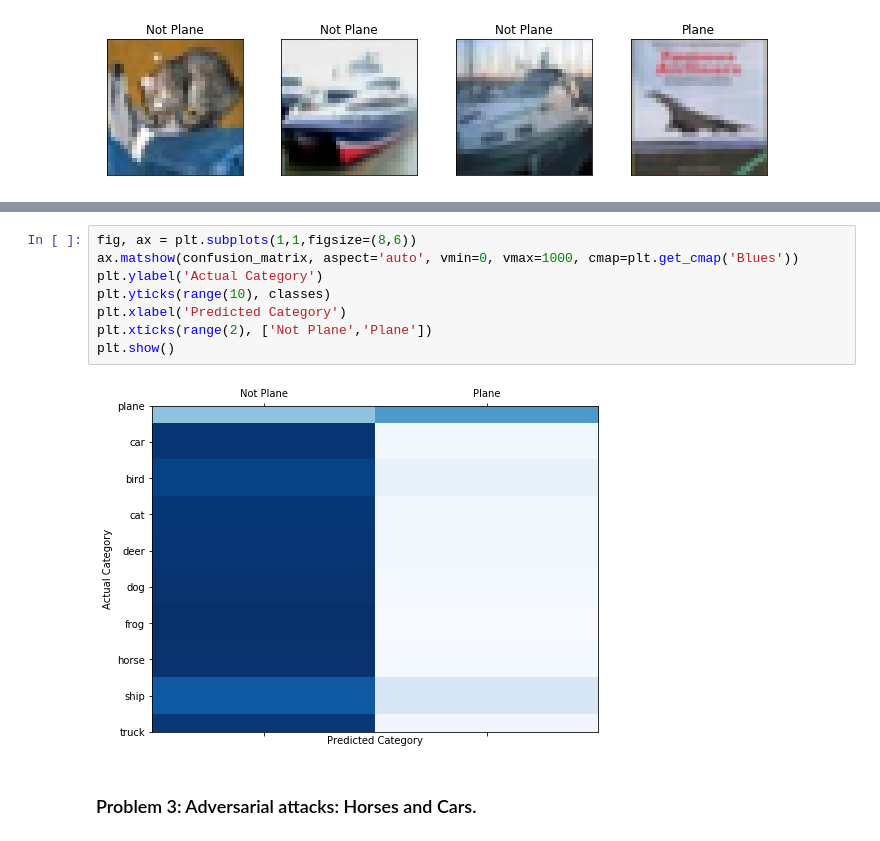
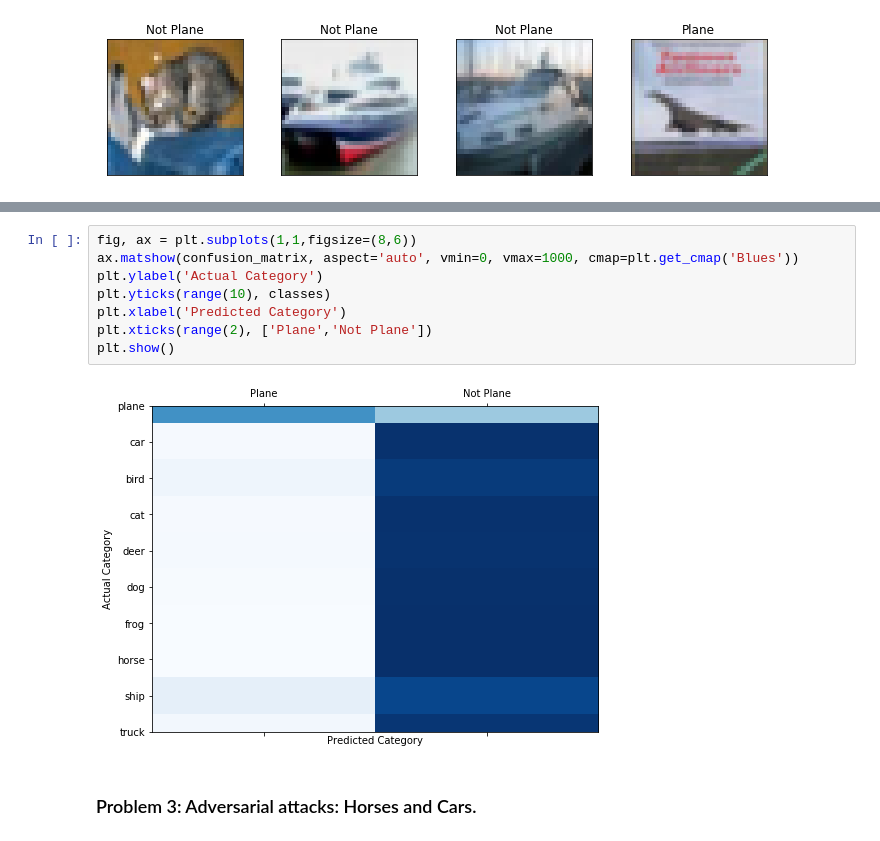
Before and after one commit to JavierPalomares90/scalable_ml_hw2, a Jupyter notebook: javier_palomares_hw2.ipynb, the cells around one changed output, grey strips where cells are left out. Saved outputs shown, nothing was run; the diff lists cells and outputs as text.

```diff
--- a/javier_palomares_hw2.ipynb
+++ b/javier_palomares_hw2.ipynb
@@ -1098,13 +1114,13 @@ truck      - nan
 # %%
 fig, ax = plt.subplots(1,1,figsize=(8,6))
 ax.matshow(confusion_matrix, aspect='auto', vmin=0, vmax=1000, cmap=plt.get_cmap('Blues'))
 plt.ylabel('Actual Category')
 plt.yticks(range(10), classes)
 plt.xlabel('Predicted Category')
-plt.xticks(range(2), ['Not Plane','Plane'])
+plt.xticks(range(2), ['Plane','Not Plane'])
 plt.show()
 # %% [output]
-[figure, old version]
+[figure, new version]
 # %% [markdown]
 ### Problem 3: Adversarial attacks: Horses and Cars.
 # %% [markdown]
```
Also changed, not shown: parts of 5 cells of this notebook, 1 other file.
